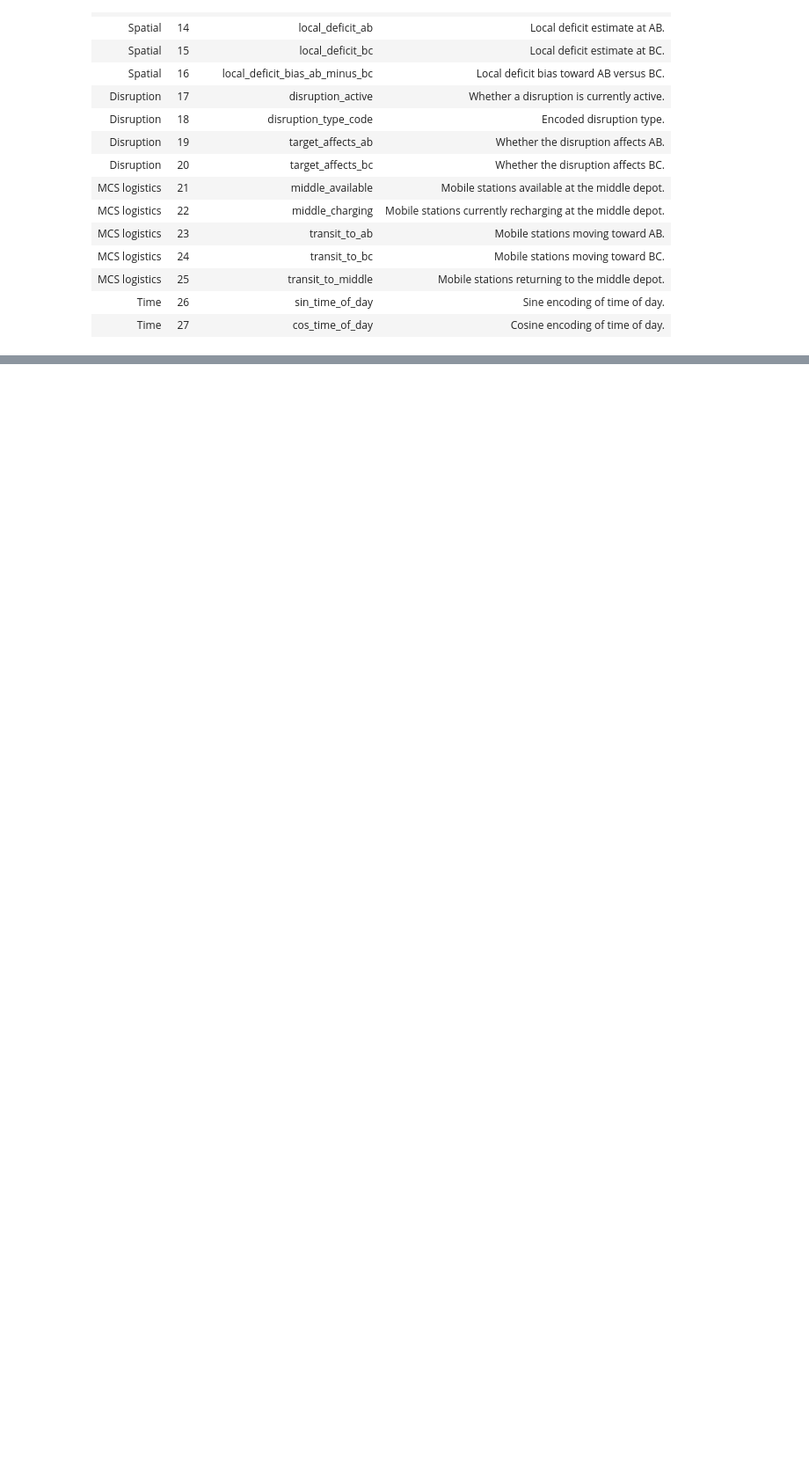
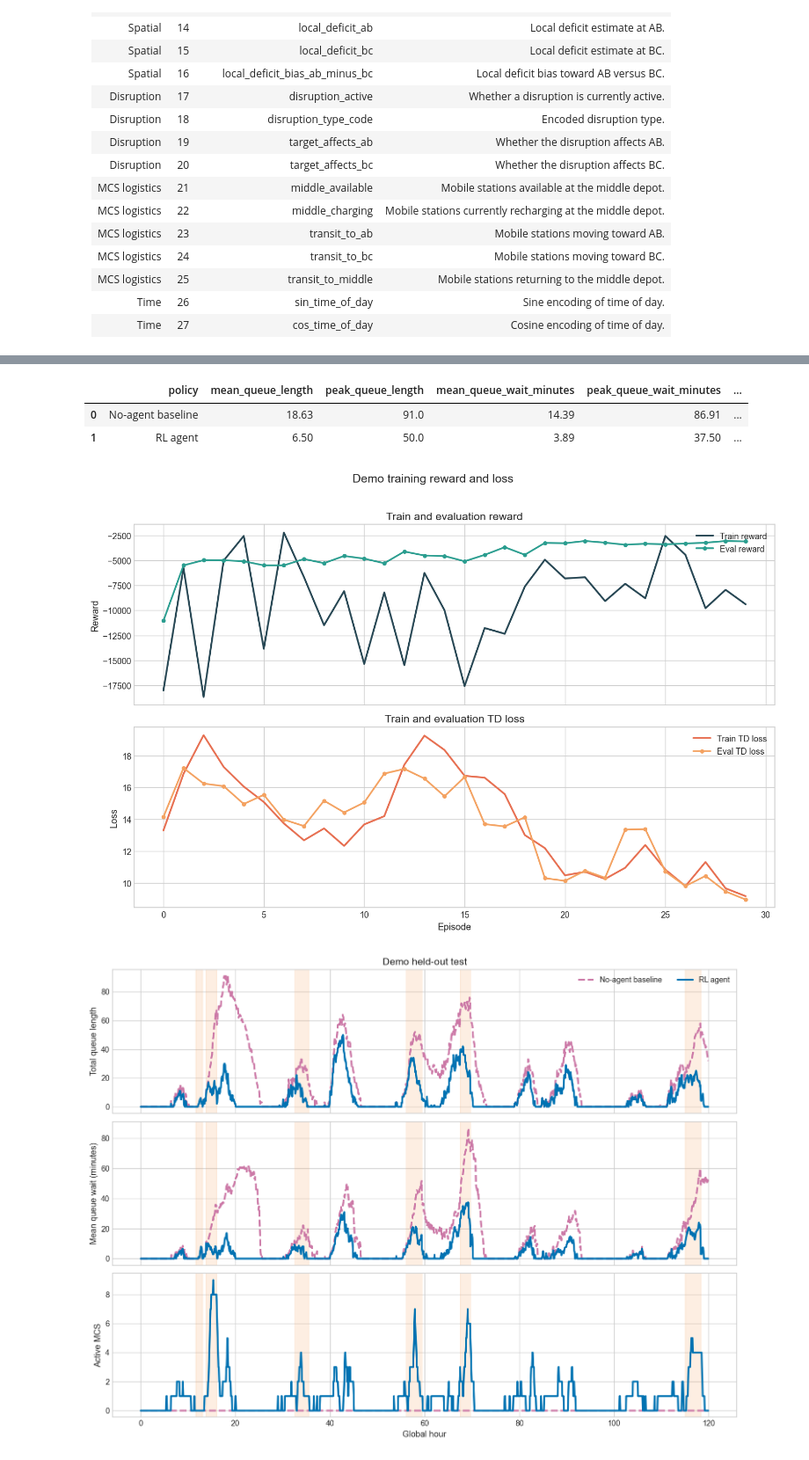
Before and after one commit to AugustHolmDTU/advanced-business-analytics, a Jupyter notebook: exam_submission/exam_storyline.ipynb, the cells around one changed output, grey strips where cells are left out. Shown at 88% size. Saved outputs shown, nothing was run; the diff lists cells and outputs as text; code cells hidden in the pictures; blank space fills up the shorter version.

```diff
--- a/exam_submission/exam_storyline.ipynb
+++ b/exam_submission/exam_storyline.ipynb
@@ -1427,27 +738,9 @@ Set `RUN_APPENDIX_DEMO = True` if you want to execute it locally.
 # %%
-RUN_APPENDIX_DEMO = False
+demo = run_appendix_demo()
 
-if RUN_APPENDIX_DEMO:
-    appendix_demo = run_appendix_demo()
-    display(Markdown("### Appendix demo summary\n\n" + appendix_demo["description"]))
-    display(appendix_demo["heldout_summary"].rename(columns={
-        "policy": "Policy",
-        "mean_queue_length": "Mean queue",
-        "peak_queue_length": "Peak queue",
-        "mean_queue_wait_minutes": "Mean wait (minutes)",
-        "peak_queue_wait_minutes": "Peak wait (minutes)",
-        "mean_active_mobile_stations": "Mean active MCS",
-        "mcs_hours": "MCS hours",
-        "reward": "Reward",
-    }).round(2))
-    display(appendix_demo["training_figure"])
-    plt.close(appendix_demo["training_figure"])
-    display(appendix_demo["heldout_figure"])
-    plt.close(appendix_demo["heldout_figure"])
-else:
-    display(Markdown(
-        "### Appendix demo disabled\n\n"
-        "Set `RUN_APPENDIX_DEMO = True` in this cell to run a short local RL-agent demo. "
-        "It trains the RL agent for 30 episodes, then shows one learning-curve figure and one 5-day held-out test figure."
-    ))
+display(demo["heldout_summary"].round(2))
+display(demo["training_figure"])
+plt.close(demo["training_figure"])
+display(demo["heldout_figure"])
+plt.close(demo["heldout_figure"])
 # %% [output]
@@ -1456,0 +748,5 @@ Set `RUN_APPENDIX_DEMO = True` in this cell to run a short local RL-agent demo.
+|  | policy | mean_queue_length | peak_queue_length | mean_queue_wait_minutes | peak_queue_wait_minutes | ... |
+| 0 | No-agent baseline | 18.63 | 91.0 | 14.39 | 86.91 | ... |
+| 1 | RL agent | 6.50 | 50.0 | 3.89 | 37.50 | ... |
+[figure, added]
+[figure, added]
```
Also changed, not shown: parts of 5 cells of this notebook, 3 other files.
